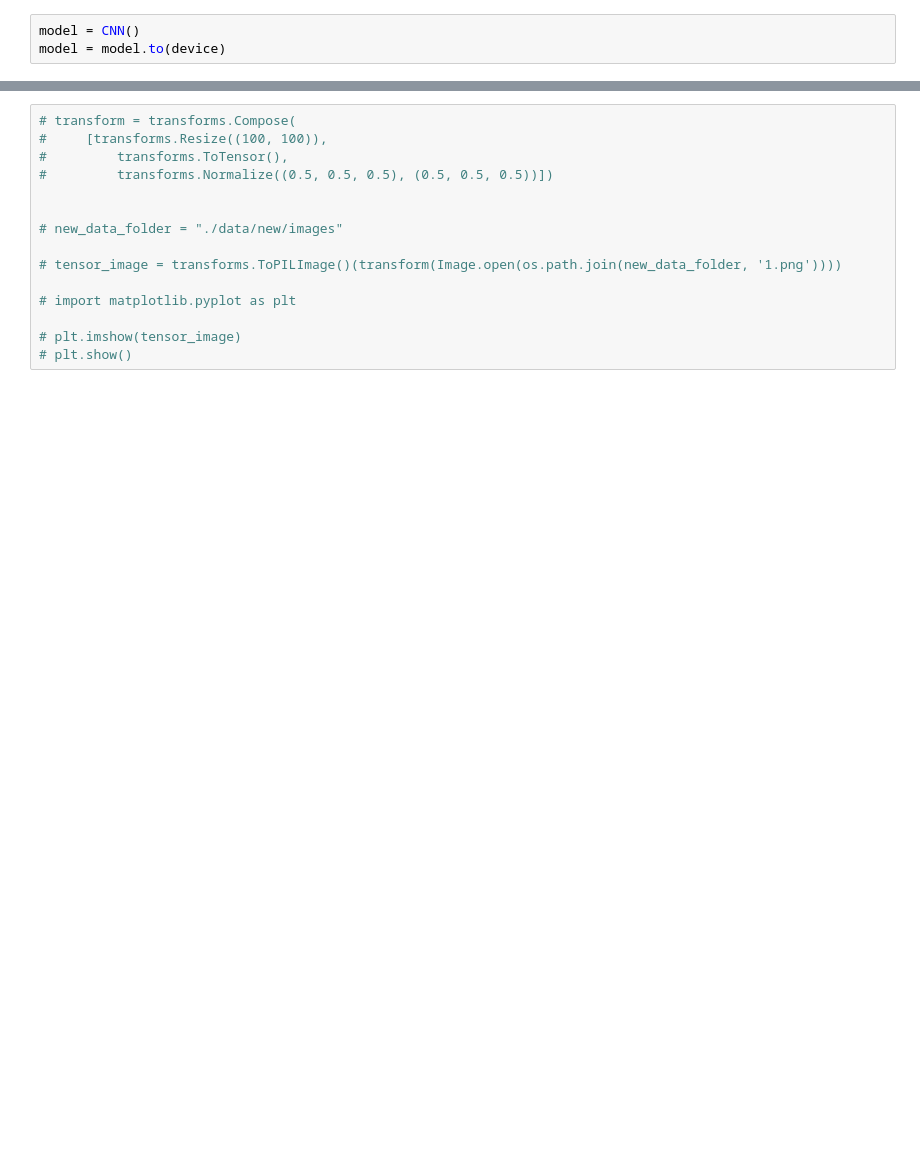
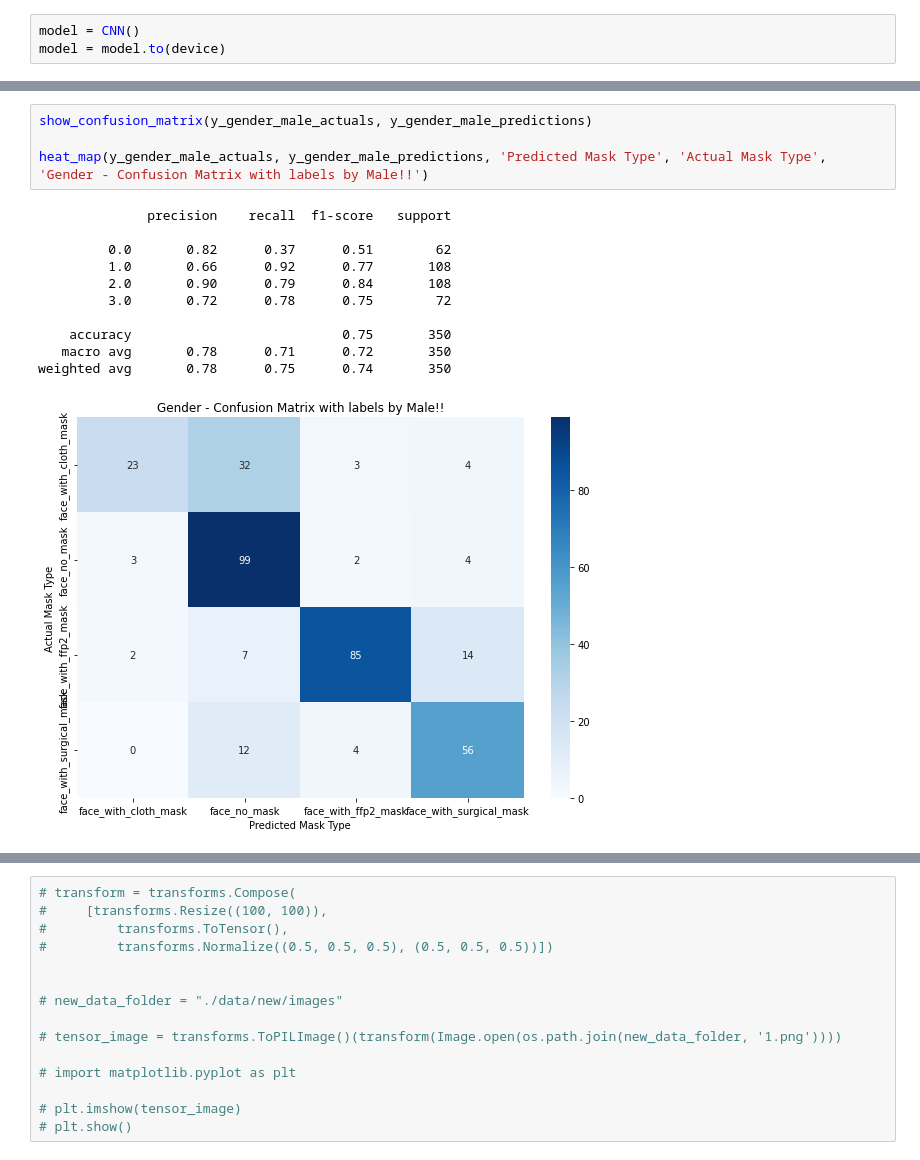
Before and after one commit to Brijeshlakkad/AI_Face_Mask_Detection, a Jupyter notebook: Project.ipynb, the cells around one changed output, grey strips where cells are left out. Cells and saved outputs as stored; diff of their text form; blank space fills up the shorter version.

```diff
--- a/Project.ipynb
+++ b/Project.ipynb
@@ -366,0 +614,16 @@ def label_to_classname(label):
+# %%
+show_confusion_matrix(y_gender_male_actuals, y_gender_male_predictions)
+
+heat_map(y_gender_male_actuals, y_gender_male_predictions, 'Predicted Mask Type', 'Actual Mask Type', 'Gender - Confusion Matrix with labels by Male!!')
+# %% [output]
+              precision    recall  f1-score   support
+
+         0.0       0.82      0.37      0.51        62
+         1.0       0.66      0.92      0.77       108
+         2.0       0.90      0.79      0.84       108
+         3.0       0.72      0.78      0.75        72
+
+    accuracy                           0.75       350
+   macro avg       0.78      0.71      0.72       350
+weighted avg       0.78      0.75      0.74       350
+[figure, added]
```
Also changed, not shown: parts of 46 cells of this notebook, 4 other files.
